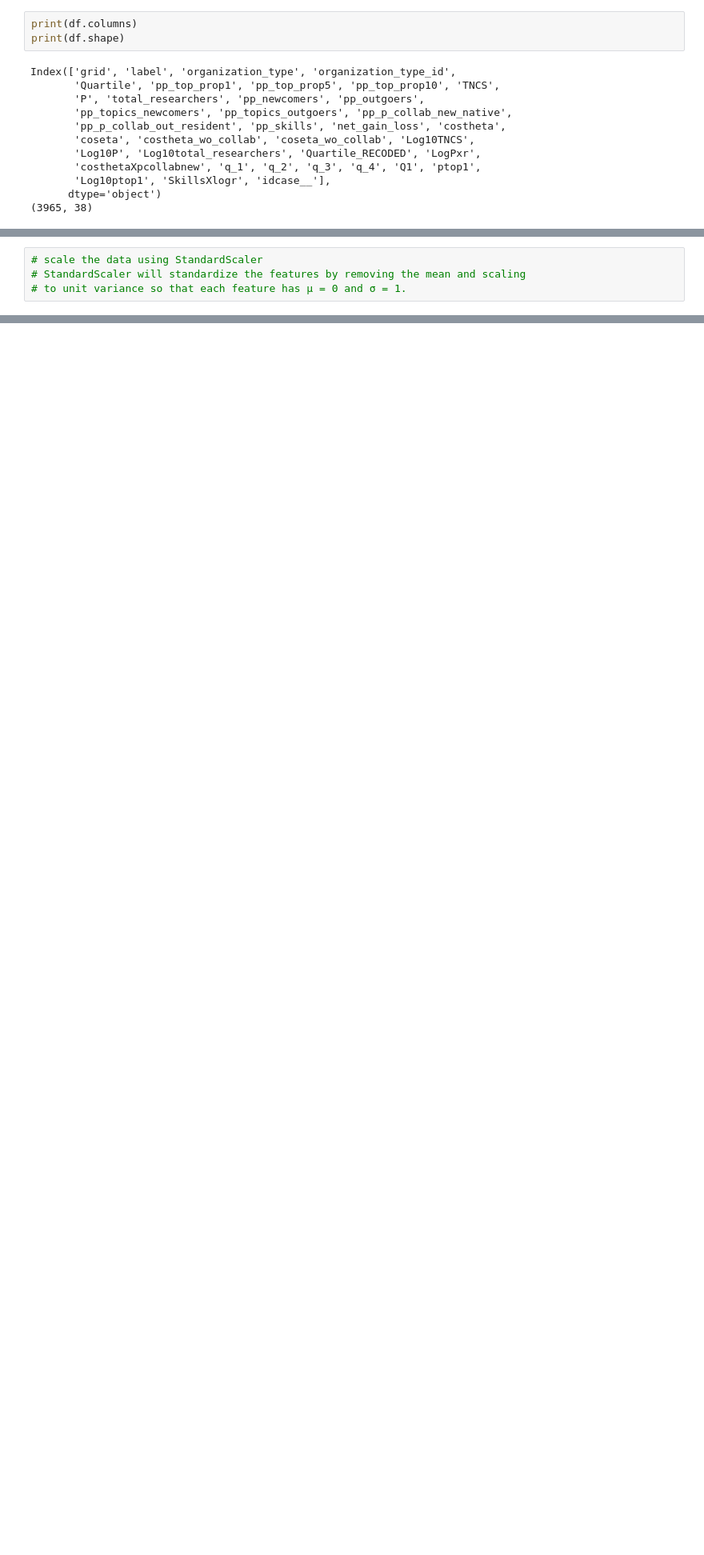
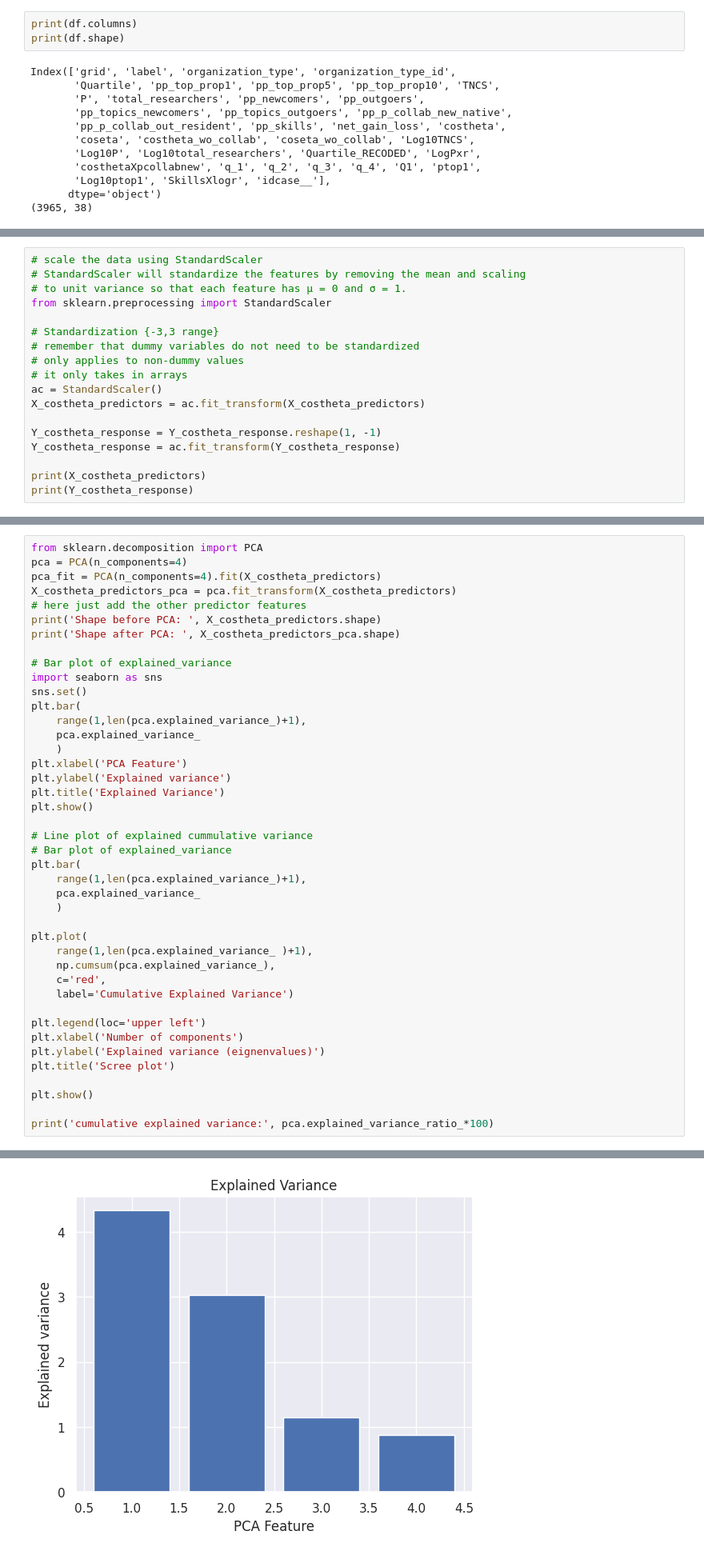
Before and after one commit to MarciaFG/scimobility, a Jupyter notebook: AlignP_PCA.ipynb, the cells around one changed output, grey strips where cells are left out. Shown: that part at 80% size. Saved outputs shown, nothing was run; the diff lists cells and outputs as text; blank space fills up the shorter version.

```diff
--- a/AlignP_PCA.ipynb
+++ b/AlignP_PCA.ipynb
@@ -104,3 +182,17 @@ Index(['grid', 'label', 'organization_type', 'organization_type_id',
 # scale the data using StandardScaler
 # StandardScaler will standardize the features by removing the mean and scaling
 # to unit variance so that each feature has μ = 0 and σ = 1.
+from sklearn.preprocessing import StandardScaler
+
+# Standardization {-3,3 range}
+# remember that dummy variables do not need to be standardized
+# only applies to non-dummy values
+# it only takes in arrays
+ac = StandardScaler()
+X_costheta_predictors = ac.fit_transform(X_costheta_predictors)
+
+Y_costheta_response = Y_costheta_response.reshape(1, -1)
+Y_costheta_response = ac.fit_transform(Y_costheta_response)
+
+print(X_costheta_predictors)
+print(Y_costheta_response)
@@ -106,0 +206,43 @@ Index(['grid', 'label', 'organization_type', 'organization_type_id',
+# %%
+from sklearn.decomposition import PCA
+pca = PCA(n_components=4)
+pca_fit = PCA(n_components=4).fit(X_costheta_predictors)
+X_costheta_predictors_pca = pca.fit_transform(X_costheta_predictors)
+# here just add the other predictor features
+print('Shape before PCA: ', X_costheta_predictors.shape)
+print('Shape after PCA: ', X_costheta_predictors_pca.shape)
+
+# Bar plot of explained_variance
+import seaborn as sns
+sns.set()
+plt.bar(
+    range(1,len(pca.explained_variance_)+1),
+    pca.explained_variance_
+    )
+plt.xlabel('PCA Feature')
+plt.ylabel('Explained variance')
+plt.title('Explained Variance')
+plt.show()
+
+# Line plot of explained cummulative variance
+# Bar plot of explained_variance
+plt.bar(
+    range(1,len(pca.explained_variance_)+1),
+    pca.explained_variance_
+    )
+
+plt.plot(
+    range(1,len(pca.explained_variance_ )+1),
+    np.cumsum(pca.explained_variance_),
+    c='red',
+    label='Cumulative Explained Variance')
+
+plt.legend(loc='upper left')
+plt.xlabel('Number of components')
+plt.ylabel('Explained variance (eignenvalues)')
+plt.title('Scree plot')
+
+plt.show()
+
+print('cumulative explained variance:', pca.explained_variance_ratio_*100)
+# %% [output]
@@ -106,0 +251 @@ Index(['grid', 'label', 'organization_type', 'organization_type_id',
+[figure, added]
```
Also changed, not shown: parts of 25 cells of this notebook.
